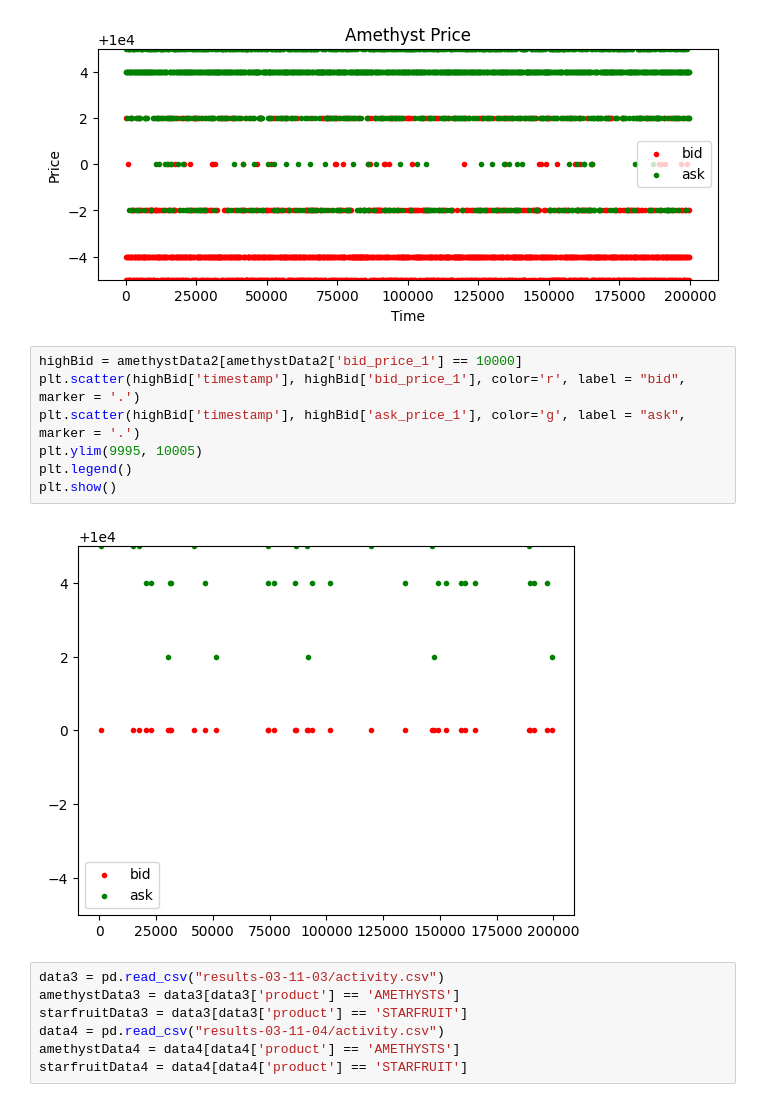
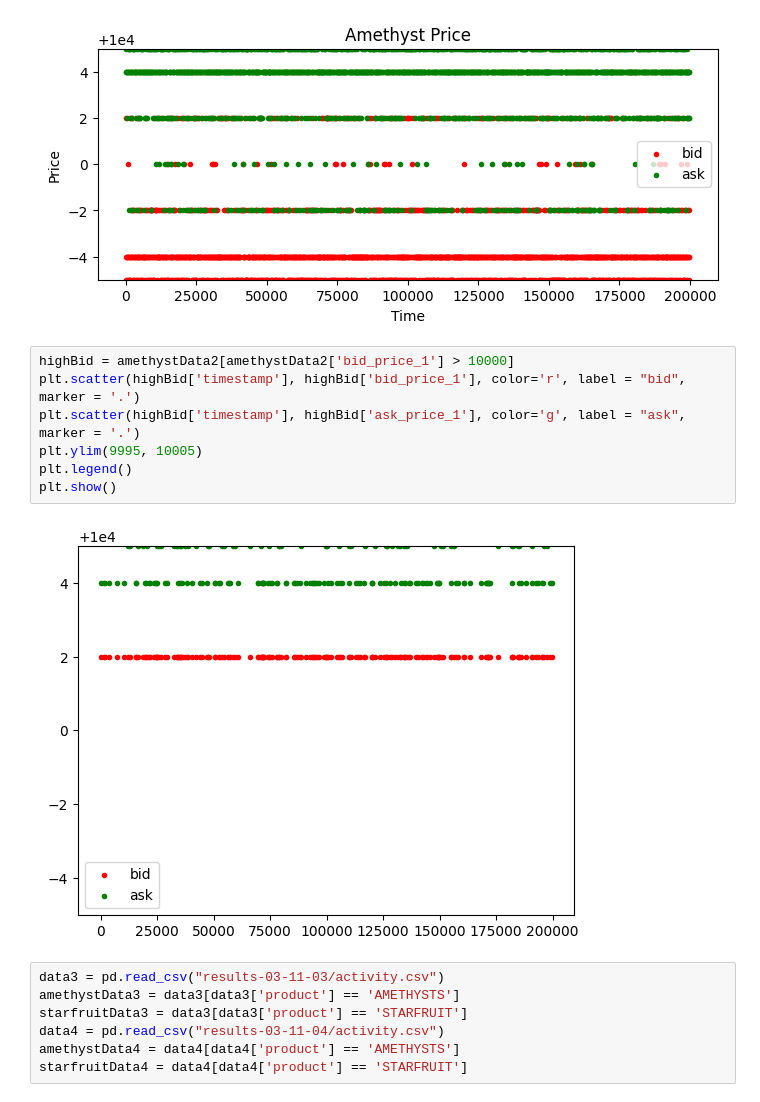
Before and after one commit to dakshox/Prosperity, a Jupyter notebook: tutorial-round/daksh-work/activity_analysis.ipynb, the cells around one changed output. Saved outputs shown, nothing was run; the diff lists cells and outputs as text.

```diff
--- a/tutorial-round/daksh-work/activity_analysis.ipynb
+++ b/tutorial-round/daksh-work/activity_analysis.ipynb
@@ -71,14 +71,14 @@ plt.show()
 # %% [output]
 [figure]
 # %%
-highBid = amethystData2[amethystData2['bid_price_1'] == 10000]
+highBid = amethystData2[amethystData2['bid_price_1'] > 10000]
 plt.scatter(highBid['timestamp'], highBid['bid_price_1'], color='r', label = "bid", marker = '.')
 plt.scatter(highBid['timestamp'], highBid['ask_price_1'], color='g', label = "ask", marker = '.')
 plt.ylim(9995, 10005)
 plt.legend()
 plt.show()
 # %% [output]
-[figure, old version]
+[figure, new version]
 # %%
 data3 = pd.read_csv("results-03-11-03/activity.csv")
 amethystData3 = data3[data3['product'] == 'AMETHYSTS']
```
